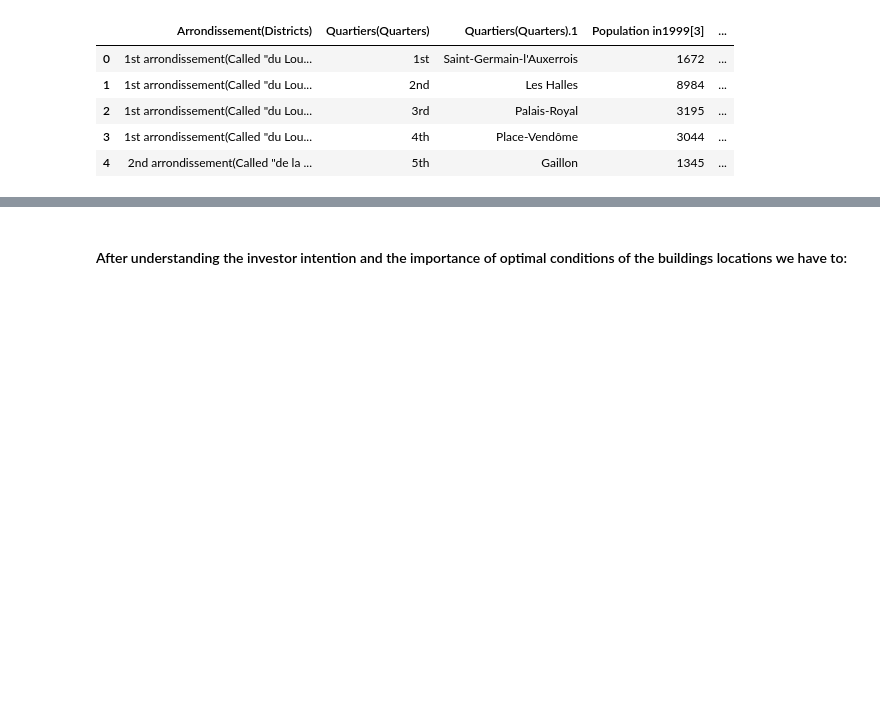
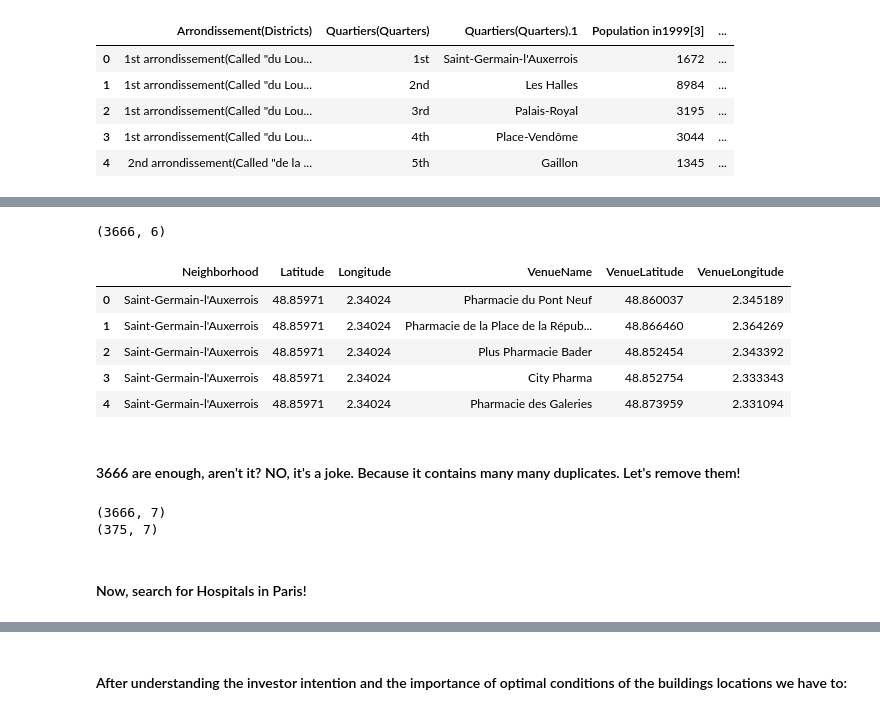
Before and after one commit to georgeeks/Foursquare-Capstone-Project-Notebook, a Jupyter notebook: WEEKS 4-5 - Final Project/ST Capstone Final Project.ipynb, the cells around one changed output, grey strips where cells are left out. Cells and saved outputs as stored; diff of their text form; code cells hidden in the pictures; blank space fills up the shorter version.

```diff
--- a/WEEKS 4-5 - Final Project/ST Capstone Final Project.ipynb
+++ b/WEEKS 4-5 - Final Project/ST Capstone Final Project.ipynb
@@ -134,0 +230,48 @@ print(pharma_venues)
+# %%
+CLIENT_ID=cfg['client_id']
+CLIENT_SECRET=cfg['client_secret']
+VERSION=cfg['version']
+radius = 2000
+LIMIT = 150
+categoryId = '4bf58dd8d48988d10f951735' # Pharmacies Id
+
+venues = []
+
+for latitude, longitude, neighborhood in zip(p_quarters['Latitude'], p_quarters['Longitude'], p_quarters['Quarters']):
+
+    url = "https://api.foursquare.com/v2/venues/search?client_id={}&client_secret={}&v={}&ll={},{}&radius={}&limit={}&categoryId={}".format(
+        CLIENT_ID,
+        CLIENT_SECRET,
+        VERSION,
+        latitude,
+        longitude,
+        radius,
+        LIMIT,
+        categoryId
+)
+
+    results = requests.get(url).json()['response']['venues']
+
+    for venue in results:
+        venues.append((
+            neighborhood,
+            latitude,
+            longitude,
+            venue['name'],
+            venue['location']['lat'],
+            venue['location']['lng']))
+# %%
+all_neighb_pharma_df = pd.DataFrame(venues)
+
+all_neighb_pharma_df.columns = ['Neighborhood', 'Latitude', 'Longitude', 'VenueName', 'VenueLatitude', 'VenueLongitude']
+
+print(all_neighb_pharma_df.shape)
+all_neighb_pharma_df.head()
+# %% [output]
+(3666, 6)
+|  | Neighborhood | Latitude | Longitude | VenueName | VenueLatitude | VenueLongitude |
+| 0 | Saint-Germain-l'Auxerrois | 48.85971 | 2.34024 | Pharmacie du Pont Neuf | 48.860037 | 2.345189 |
+| 1 | Saint-Germain-l'Auxerrois | 48.85971 | 2.34024 | Pharmacie de la Place de la Répub... | 48.866460 | 2.364269 |
+| 2 | Saint-Germain-l'Auxerrois | 48.85971 | 2.34024 | Plus Pharmacie Bader | 48.852454 | 2.343392 |
+| 3 | Saint-Germain-l'Auxerrois | 48.85971 | 2.34024 | City Pharma | 48.852754 | 2.333343 |
+| 4 | Saint-Germain-l'Auxerrois | 48.85971 | 2.34024 | Pharmacie des Galeries | 48.873959 | 2.331094 |
@@ -134,0 +280,9 @@ print(pharma_venues)
+# %% [markdown]
+#### 3666 are enough, aren't it? NO, it's a joke. Because it contains many many duplicates. Let's remove them!
+# %%
+print(all_neighb_pharma_df.shape)
+all_neighb_pharma_df.drop_duplicates(subset='VenueName', keep='first', inplace=True)
+print(all_neighb_pharma_df.shape)
+# %% [output]
+(3666, 7)
+(375, 7)
@@ -134,0 +292,2 @@ print(pharma_venues)
+# %% [markdown]
+#### Now, search for Hospitals in Paris!
```
Also changed, not shown: parts of 38 cells of this notebook, 6 other files.
